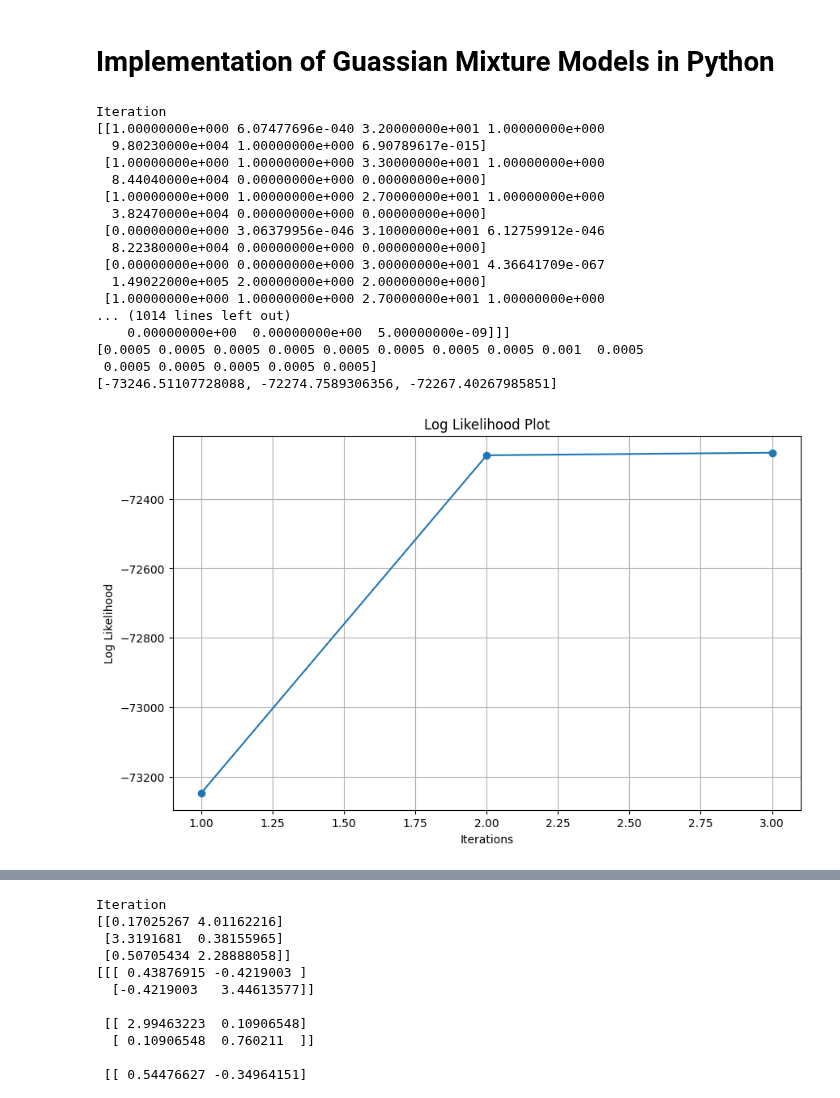
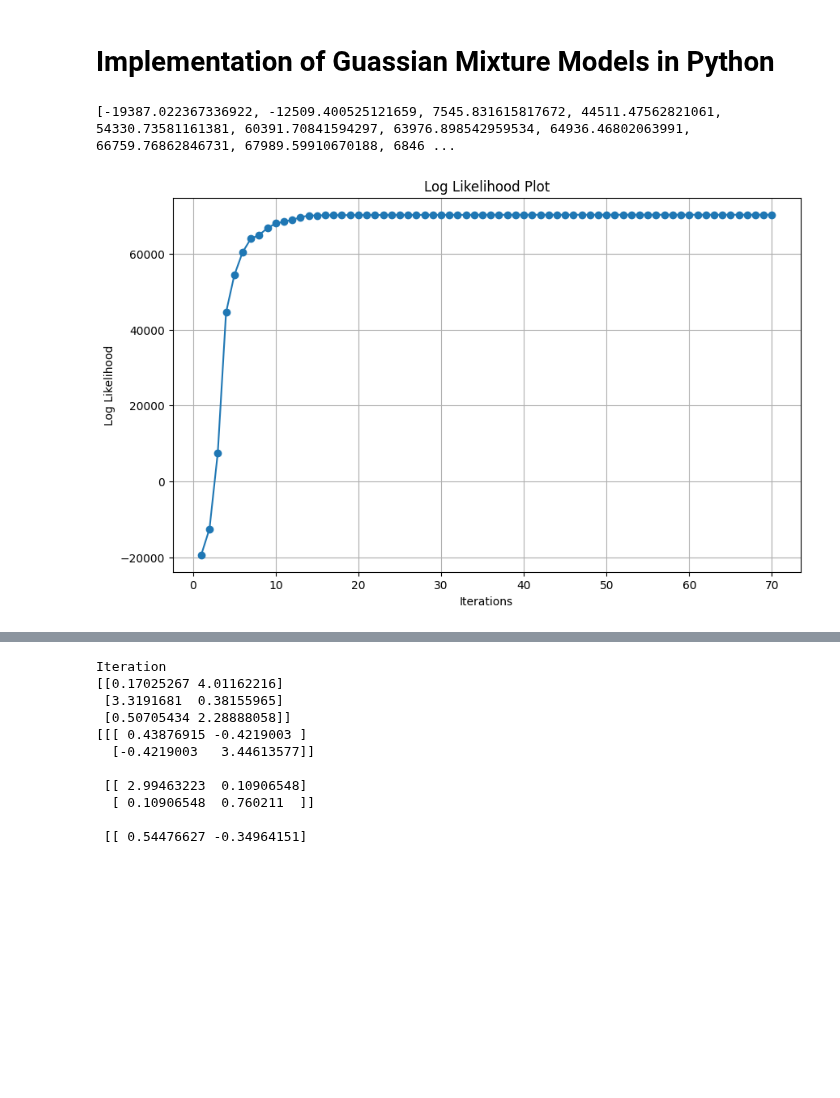
Before and after one commit to ROHIT32767/SMAI-A2, a Jupyter notebook: GMM.ipynb, the cells around one changed output, grey strips where cells are left out. Saved outputs shown, nothing was run; the diff lists cells and outputs as text; code cells hidden in the pictures; blank space fills up the shorter version.

Commit message:
GMM - Means Checkpoint

```diff
--- a/GMM.ipynb
+++ b/GMM.ipynb
@@ -8,8 +9,13 @@ from sklearn.mixture import GaussianMixture
 customer_data = pd.read_csv('customer_gmm.csv')
 display(customer_data)
 customer_data = (np.array(customer_data))[:, 1:]
-print(customer_data)
-print(customer_data.shape)
+# print(customer_data)
+# print(customer_data.shape)
+scaler = StandardScaler()
+scaler.fit(customer_data)
+customer_data = scaler.transform(customer_data)
+# print(customer_data)
+# print(customer_data.shape)
 # %% [output]
 |  | Index | Gender | Marital status | Age | Education | Income | Occupation | Settlement size |
 | 0 | 0 | 0 | 0 | 67 | 2 | 124670 | 1 | 2 |
@@ -115,58 +150,39 @@ class GMM:
 # %%
-gmm = GMM(n_components = 15, iterations = 20, threshold = 1e-20)
+gmm = GMM(n_components = 100, iterations = 70, threshold = 1e-6)
 means_,covariances_,prior_ = gmm.fit(customer_data)
 
-# print(gmm.means_)
-# print(gmm.covariances_)
-# print(gmm.prior_)
 print(gmm.log_likelihood_trace)
 plt.figure(figsize=(10, 6))
 plt.plot(range(1,len(gmm.log_likelihood_trace)+1), gmm.log_likelihood_trace, marker='o', linestyle='-')
 plt.xlabel('Iterations')
 plt.ylabel('Log Likelihood')
 plt.title('Log Likelihood Plot')
 plt.grid(True)
 plt.show()
 
 
-# sklearn_gmm = GaussianMixture(n_components=gmm.n_components, covariance_type='full', tol=gmm.threshold, max_iter=gmm.iterations, random_state=42)
-# sklearn_gmm.means_init = means_
-# sklearn_gmm.covariances_init = covariances_
-# sklearn_gmm.weights_init = prior_
-# sklearn_gmm.fit(customer_data)
+sklearn_gmm = GaussianMixture(n_components=gmm.n_components, covariance_type='full', tol=gmm.threshold, max_iter=gmm.iterations)
+sklearn_gmm.means_init = means_
+sklearn_gmm.covariances_init = covariances_
+sklearn_gmm.weights_init = prior_
+sklearn_gmm.fit(customer_data)
 
+print(gmm.converged)
+# Compare the results
+print("Custom GMM Means:")
+print(gmm.means_)
+print("Scikit-learn GMM Means:")
+print(sklearn_gmm.means_)
 
-# # Compare the results
-# print("Custom GMM Means:")
-# print(gmm.means_)
-# print("Scikit-learn GMM Means:")
-# print(sklearn_gmm.means_)
+print("\nCustom GMM Covariances:")
+print(gmm.covariances_)
+print("Scikit-learn GMM Covariances:")
+print(sklearn_gmm.covariances_)
 
-# print("\nCustom GMM Covariances:")
-# print(gmm.covariances_)
-# print("Scikit-learn GMM Covariances:")
-# print(sklearn_gmm.covariances_)
-
-# print("\nCustom GMM Priors:")
-# print(gmm.prior_)
-# print("Scikit-learn GMM Priors:")
-# print(sklearn_gmm.weights_)
+print("\nCustom GMM Priors:")
+print(gmm.prior_)
+print("Scikit-learn GMM Priors:")
+print(sklearn_gmm.weights_)
 # %% [output]
-Iteration
-[[1.00000000e+000 6.07477696e-040 3.20000000e+001 1.00000000e+000
-  9.80230000e+004 1.00000000e+000 6.90789617e-015]
- [1.00000000e+000 1.00000000e+000 3.30000000e+001 1.00000000e+000
-  8.44040000e+004 0.00000000e+000 0.00000000e+000]
- [1.00000000e+000 1.00000000e+000 2.70000000e+001 1.00000000e+000
-  3.82470000e+004 0.00000000e+000 0.00000000e+000]
- [0.00000000e+000 3.06379956e-046 3.10000000e+001 6.12759912e-046
-  8.22380000e+004 0.00000000e+000 0.00000000e+000]
- [0.00000000e+000 0.00000000e+000 3.00000000e+001 4.36641709e-067
-  1.49022000e+005 2.00000000e+000 2.00000000e+000]
- [1.00000000e+000 1.00000000e+000 2.70000000e+001 1.00000000e+000
-... (1014 lines left out)
-    0.00000000e+00  0.00000000e+00  5.00000000e-09]]]
-[0.0005 0.0005 0.0005 0.0005 0.0005 0.0005 0.0005 0.0005 0.001  0.0005
- 0.0005 0.0005 0.0005 0.0005 0.0005]
-[-73246.51107728088, -72274.7589306356, -72267.40267985851]
+[-19387.022367336922, -12509.400525121659, 7545.831615817672, 44511.47562821061, 54330.73581161381, 60391.70841594297, 63976.898542959534, 64936.46802063991, 66759.76862846731, 67989.59910670188, 6846 ...
-[figure, old version]
+[figure, new version]
```
Also changed, not shown: parts of 7 cells of this notebook.
